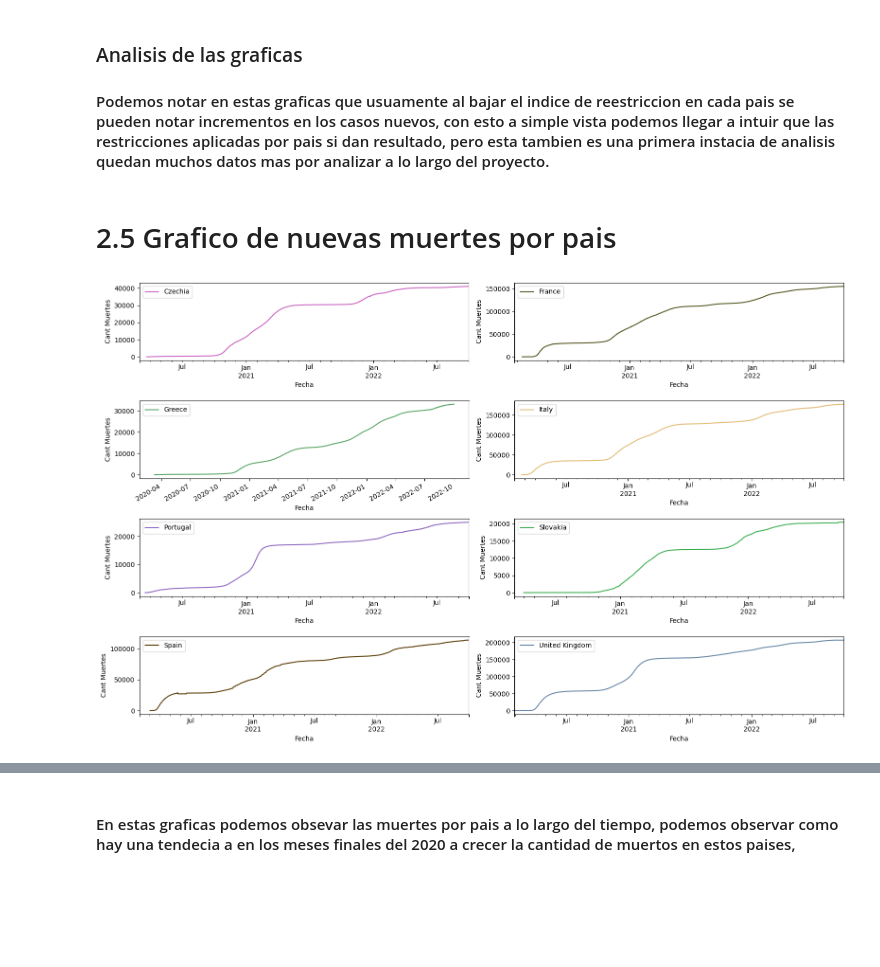
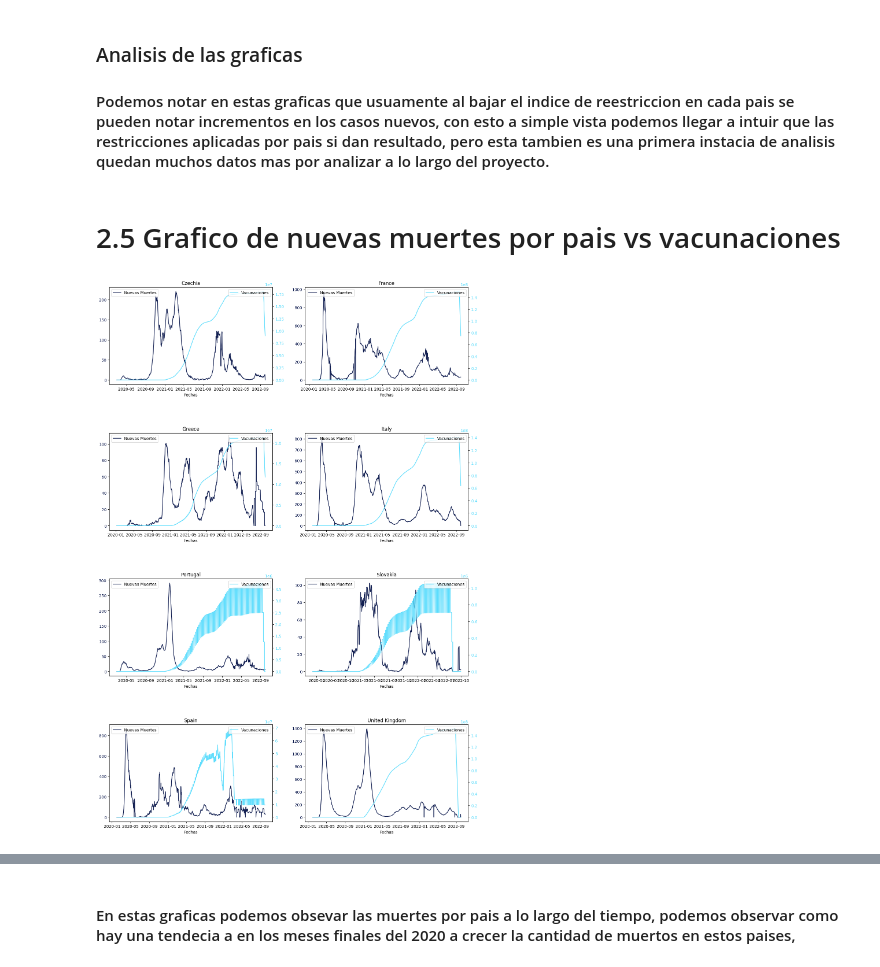
Before and after one commit to Ignacioramirez98/CursoDataScienceCoder, a Jupyter notebook: desafio_9/N_Data_StoryTelling_Ramirez.ipynb, the cells around one changed output, grey strips where cells are left out. Drawn from its saved outputs; the diff is of its cells as text; code cells hidden in the pictures; blank space fills up the shorter version.

Commit message:
Cambios sobre el desafio 11

```diff
--- a/desafio_9/N_Data_StoryTelling_Ramirez.ipynb
+++ b/desafio_9/N_Data_StoryTelling_Ramirez.ipynb
@@ -149,21 +150,35 @@ plt.show()
 
 #### Podemos notar en estas graficas que usuamente al bajar el indice de reestriccion en cada pais se pueden notar incrementos en los casos nuevos, con esto a simple vista podemos llegar a intuir que las restricciones aplicadas por pais si dan resultado, pero esta tambien es una primera instacia de analisis quedan muchos datos mas por analizar a lo largo del proyecto.
 # %% [markdown]
-# 2.5 Grafico de nuevas muertes por pais
+# 2.5 Grafico de nuevas muertes por pais vs vacunaciones
-# %%
-# Crea la figura y los subplots
-fig, axs = plt.subplots(nrows=math.ceil((len(df_paises['location'].unique()))/2), ncols=2, figsize=(16, 10))
-
-# Itera a través de cada subplot y crea el gráfico correspondiente
-for i, (name, group) in enumerate(paises):
-   color = (random.random(), random.random(), random.random())
-   ax = axs[i//2, i%2] # selecciona el subplot correspondiente
-   group.plot(x='date', y='total_deaths', label=name, color=color, ax=ax)
-   ax.set_xlabel('Fecha')
-   ax.set_ylabel('Cant Muertes')
-   ax.legend()
-
-plt.tight_layout() # ajusta los subplots para evitar superposiciones
-plt.show()
-# %% [output]
-[figure, removed]
+# %%
+fig, axs = plt.subplots(nrows=math.ceil(len(df_paises['location'].unique())/2),ncols=2, figsize=(16, 3*len(df_paises['location'].unique())))
+axs = axs.flatten()
+plt.subplots_adjust(hspace=0.5)
+plt.rcParams['font.family'] = 'Sans'
+
+
+
+
+# Iterar sobre cada país y crear un gráfico separado para cada uno
+for i, (pais, grupo) in enumerate(paises):
+    ax1 = axs[i]
+    ax2 = ax1.twinx()
+    # y_smooth = np.convolve(grupo['total_vaccinations'], np.ones(20)/20, mode='same')
+
+    # Graficar el primer conjunto de datos
+    ax1.plot(grupo['date'], grupo['new_deaths_smoothed'], color='#121f51', label='Nuevas Muertes')
+    # Graficar el segundo conjunto de datos
+    ax2.plot(grupo['date'],grupo['total_vaccinations'], color='#5cddfd', label='Vacunaciones')
+
+    ax1.tick_params(axis='y', labelcolor='#121f51')
+    ax2.tick_params(axis='y', labelcolor='#5cddfd')
+    ax1.set_title(pais)
+    ax1.set_xlabel('Fechas')
+
+    # Agregar leyenda y mostrar el gráfico
+    ax1.legend(loc='upper left')
+    ax2.legend(loc='upper right')
+plt.show()
+# %% [output]
+[figure, added]
```
Also changed, not shown: parts of 6 cells of this notebook, 5 other files.
